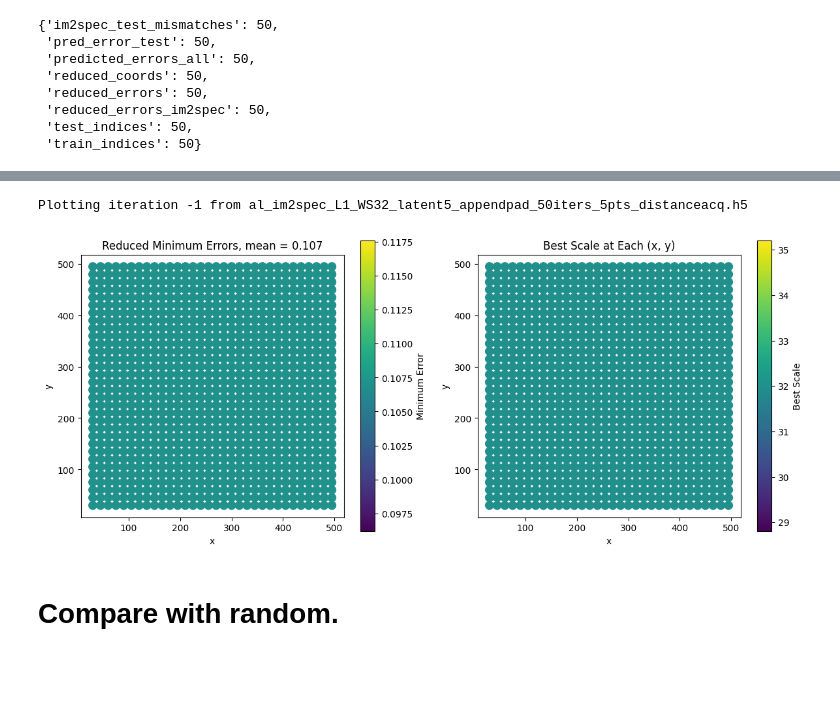
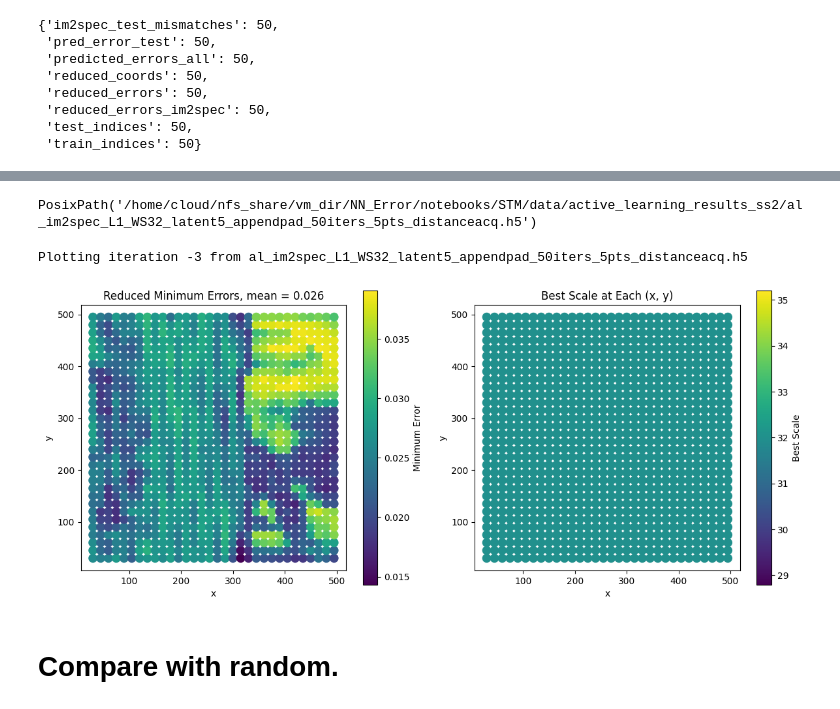
Before and after one commit to gnganesh99/NN_Error, a Jupyter notebook: notebooks/STM/acfn_output_analysis.ipynb, the cells around one changed output, grey strips where cells are left out. Cells and saved outputs as stored; diff of their text form; code cells hidden in the pictures; blank space fills up the shorter version.

```diff
--- a/notebooks/STM/acfn_output_analysis.ipynb
+++ b/notebooks/STM/acfn_output_analysis.ipynb
@@ -15,7 +15,8 @@ import matplotlib.pyplot as plt
 
 cwd = Path.cwd()
 stm_dir = cwd / "notebooks" / "STM" if (cwd / "notebooks" / "STM").exists() else cwd
-results_dir = stm_dir / "data" / "active_learning_results"
+results_dir = stm_dir / "data" / "active_learning_results_ss2"
+acquisition_colors = {"random": "tab:blue", "distance": "tab:orange"}
 
 h5_files = sorted(results_dir.glob("*.h5"), key=lambda path: path.stat().st_mtime)
 if not h5_files:
@@ -36,3 +37,4 @@ output_file = results_dir / (
     f"al_im2spec_{error_type}_WS32_latent5_appendpad_"
     f"{acquisition_iterations}iters_{num_new_points}pts_distanceacq.h5"
 )
+print(output_file)
@@ -151,21 +194,25 @@ plt.show()
+# %%
+output_file
+# %% [output]
+PosixPath('/home/cloud/nfs_share/vm_dir/NN_Error/notebooks/STM/data/active_learning_results_ss2/al_im2spec_L1_WS32_latent5_appendpad_50iters_5pts_distanceacq.h5')
 # %%
-plot_iteration = -1
+plot_iteration = -3
 error_key = "reduced_errors"
 
 if "reduced_coords" not in output_dict:
     raise KeyError(
         "This output file does not contain reduced_coords. "
         "Re-run stm_ms_acqfn_script.py after the reduced_coords save change."
     )
 
 reduced_errors_to_plot = np.asarray(output_dict[error_key][plot_iteration])
 reduced_coords_to_plot = np.asarray(output_dict["reduced_coords"][plot_iteration])
 
 print(f"Plotting iteration {plot_iteration} from {Path(output_file).name}")
 plot_reduced_errors_and_scales(reduced_errors_to_plot, reduced_coords_to_plot)
 # %% [output]
-Plotting iteration -1 from al_im2spec_L1_WS32_latent5_appendpad_50iters_5pts_distanceacq.h5
+Plotting iteration -3 from al_im2spec_L1_WS32_latent5_appendpad_50iters_5pts_distanceacq.h5
-[figure, old version]
+[figure, new version]
 # %% [markdown]
 # Compare with random.
 # %%
```
Also changed, not shown: parts of 7 cells of this notebook, 11 other files.
